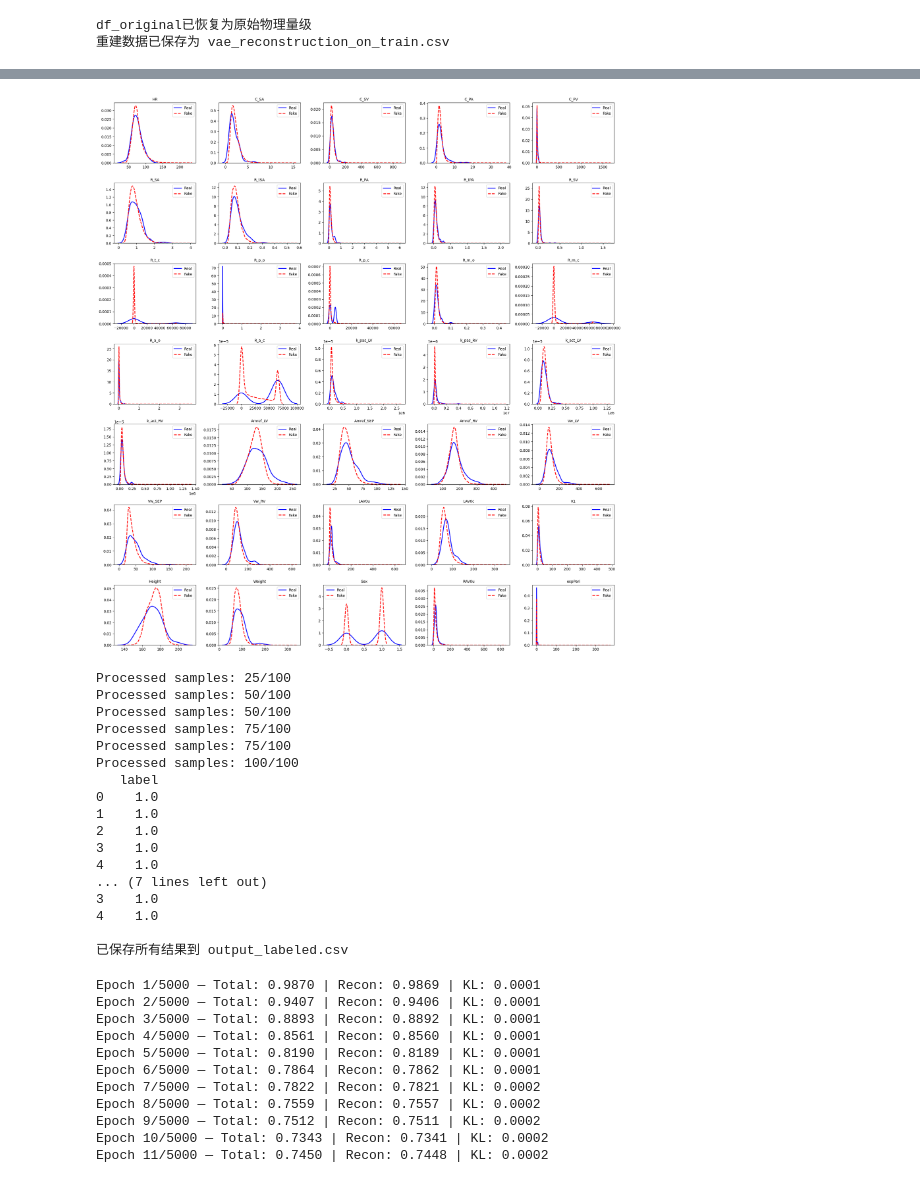
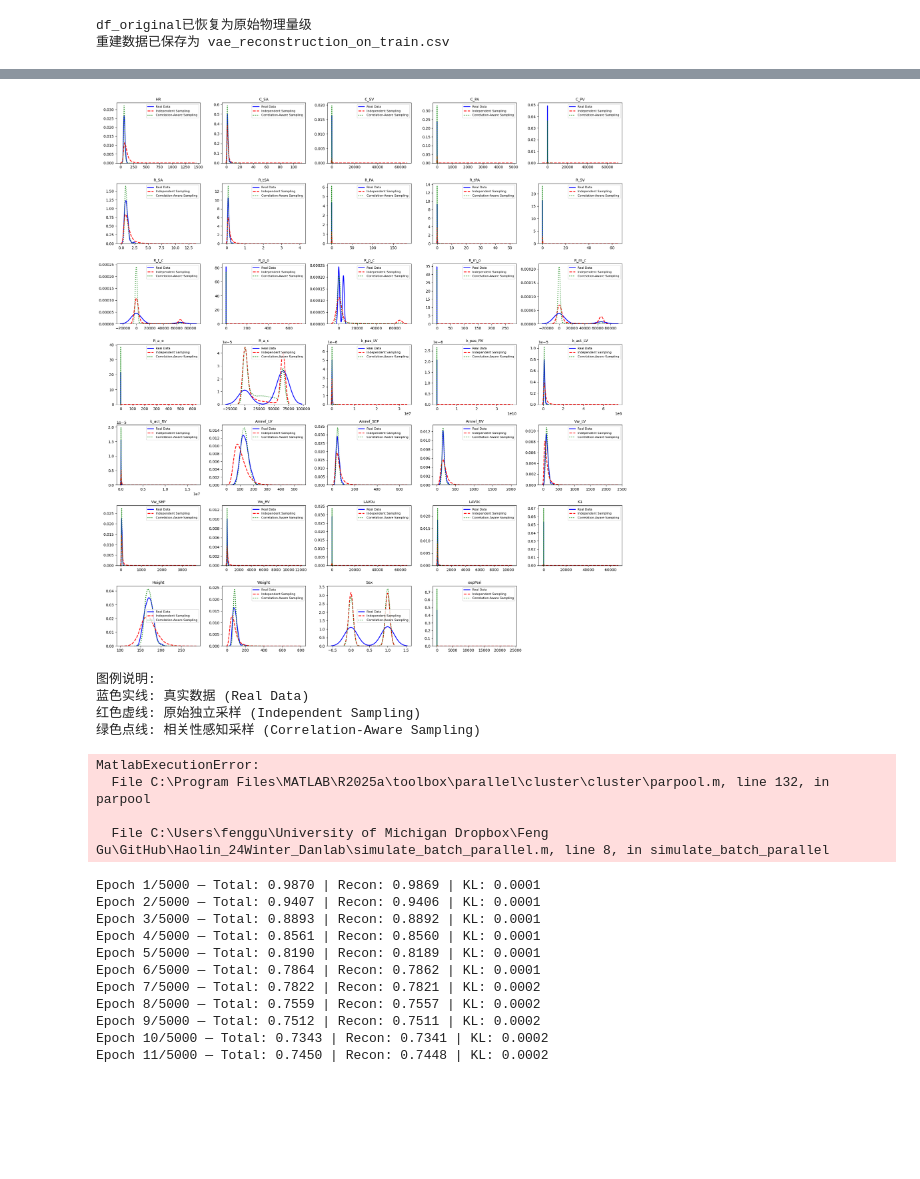
Before and after one commit to whl0809/Digital-twin-augmentation, a Jupyter notebook: Gen_DTv_cVAE.ipynb, the cells around one changed output, grey strips where cells are left out. Drawn from its saved outputs; the diff is of its cells as text; code cells hidden in the pictures; blank space fills up the shorter version.

```diff
--- a/Gen_DTv_cVAE.ipynb
+++ b/Gen_DTv_cVAE.ipynb
@@ -19,7 +19,7 @@ import matlab.engine
 # Data preprocessing for VAE model
 
 # Load data
-df = pd.read_csv("input_VAE.csv", header=0)
+df = pd.read_csv("input_VAE.csv", header=0, usecols=range(34))
 
 # 只有存在HFtype列时才做类型转换
 if 'HFtype' in df.columns:
@@ -191,6 +191,6 @@ torch.Size([145, 35])
 # %%
 # Define the AutoEncoder model for VAE
-input_size = 35  # Total input features (continuous + categorical)
+input_size = 34  # Total input features (continuous + categorical)
 device = torch.device("cuda" if torch.cuda.is_available() else "cpu")
 
 class AutoEncoder(nn.Module):
@@ -311,7 +311,7 @@ def autoencoder_loss(recon_continuous, true_continuous,
 # %%
 torch.set_num_threads(4)
 
-def train_vae(X_continuous, X_categoricals, learning_rate=3e-4, num_epochs=5000, batch_size=16, kl_weight=3e-4):
+def train_vae(X_continuous, X_categoricals, learning_rate=3e-4, num_epochs=10000, batch_size=4, kl_weight=5e-7):
     model = VAE()
     optimizer = optim.Adam(model.parameters(), lr=learning_rate)
     model.to(device)
@@ -392,7 +392,7 @@ def train_vae(X_continuous, X_categoricals, learning_rate=3e-4, num_epochs=5000,
         kl_losses.append(epoch_kl)
         print(f"Epoch {epoch+1}/{num_epochs} — Total: {epoch_loss:.4f} | Recon: {epoch_recon:.4f} | KL: {kl_weight * epoch_kl:.4f}")
 
-        if epoch_loss < 1e-2:
+        if epoch_loss < 8e-5:
             print("Early stopping.")
             break
 
@@ -564,35 +1009,50 @@ df_fake.to_csv("generated_fake_data_2.csv", index=False)
 # %%
-
-# Plot only the first 35 columns
-num_cols = 35
+# 对比真实数据、原始独立采样和相关性感知采样
+num_cols = 34
 cols_to_plot = df_original.columns[:num_cols]
 
 # Set up subplot grid
 fig, axes = plt.subplots(nrows=num_cols // 5 + 1, ncols=5, figsize=(20, 3 * (num_cols // 5 + 1)))
 axes = axes.flatten()
 
-# Plot each feature's KDE for real and fake
+# Plot each feature's KDE for real data and both sampling methods
 for i, col in enumerate(cols_to_plot):
-    sns.kdeplot(df_original[col], ax=axes[i], label="Real", color="blue", linewidth=2)
-    sns.kdeplot(df_fake[col], ax=axes[i], label="Fake", color="red", linestyle="--", linewidth=2)
+    # 真实数据
+    sns.kdeplot(df_original[col], ax=axes[i], label="Real Data", color="blue", linewidth=2)
+
+    # 原始独立采样
+    sns.kdeplot(df_fake_original[col], ax=axes[i], label="Independent Sampling", color="red", linestyle="--", linewidth=2)
+
+    # 相关性感知采样
+    sns.kdeplot(df_fake_correlated[col], ax=axes[i], label="Correlation-Aware Sampling", color="green", linestyle=":", linewidth=2)
+
     axes[i].set_title(f"{col}", fontsize=10)
     axes[i].set_xlabel("")
     axes[i].set_ylabel("")
-    axes[i].legend()
+    axes[i].legend(fontsize=8)
 
 # Remove unused axes
 for j in range(i + 1, len(axes)):
     fig.delaxes(axes[j])
 
 plt.tight_layout()
-plt.savefig("Fakedata_PDF_CC.png", dpi=300, bbox_inches='tight')
+plt.savefig("Sampling_Methods_Comparison_Updated.png", dpi=300, bbox_inches='tight')
 plt.show()
+
+print("图例说明:")
+print("蓝色实线: 真实数据 (Real Data)")
+print("红色虚线: 原始独立采样 (Independent Sampling)")
+print("绿色点线: 相关性感知采样 (Correlation-Aware Sampling)")
 # %% [output]
-[figure, old version]
+[figure, new version]
+图例说明:
+蓝色实线: 真实数据 (Real Data)
+红色虚线: 原始独立采样 (Independent Sampling)
+绿色点线: 相关性感知采样 (Correlation-Aware Sampling)
 # %%
 # 读取数据
-df_fake = pd.read_csv("generated_fake_data_2.csv")
-input_data = df_fake.iloc[:, :35].to_numpy()
+df_fake = pd.read_csv("generated_fake_data_correlated.csv")
+input_data = df_fake.iloc[:, :34].to_numpy()
 
 # 在输入数据前面加一列顺序排列的数字（1,2,3,4,5...）
 index_column = np.arange(1, input_data.shape[0] + 1).reshape(-1, 1)
@@ -632,23 +1092,10 @@ print(df_fake[['label']].head())
 df_fake.to_csv("output_labeled.csv", index=False)
 print("\n已保存所有结果到 output_labeled.csv")
 # %% [output]
-Processed samples: 25/100
-Processed samples: 50/100
-Processed samples: 50/100
-Processed samples: 75/100
-Processed samples: 75/100
-Processed samples: 100/100
-   label
-0    1.0
-1    1.0
-2    1.0
-3    1.0
-4    1.0
-... (7 lines left out)
-3    1.0
-4    1.0
+MatlabExecutionError:
+  File C:\Program Files\MATLAB\R2025a\toolbox\parallel\cluster\cluster\parpool.m, line 132, in parpool
 
-已保存所有结果到 output_labeled.csv
+  File C:\Users\fenggu\University of Michigan Dropbox\Feng Gu\GitHub\Haolin_24Winter_Danlab\simulate_batch_parallel.m, line 8, in simulate_batch_parallel
 # %%
 # Conditional VAE (CVAE) 构建示例，label作为条件输入和重建目标
 
```
Also changed, not shown: parts of 11 cells of this notebook, 10 other files.
